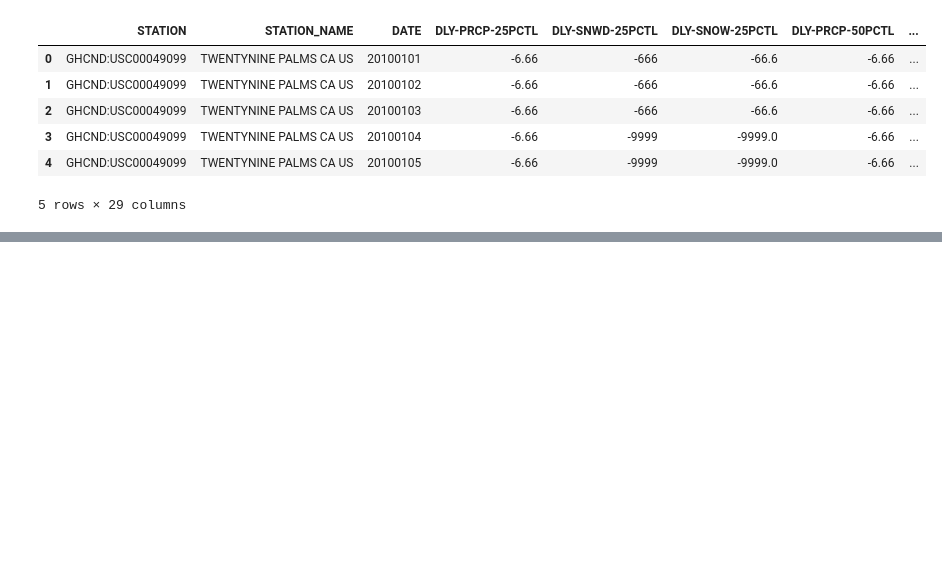
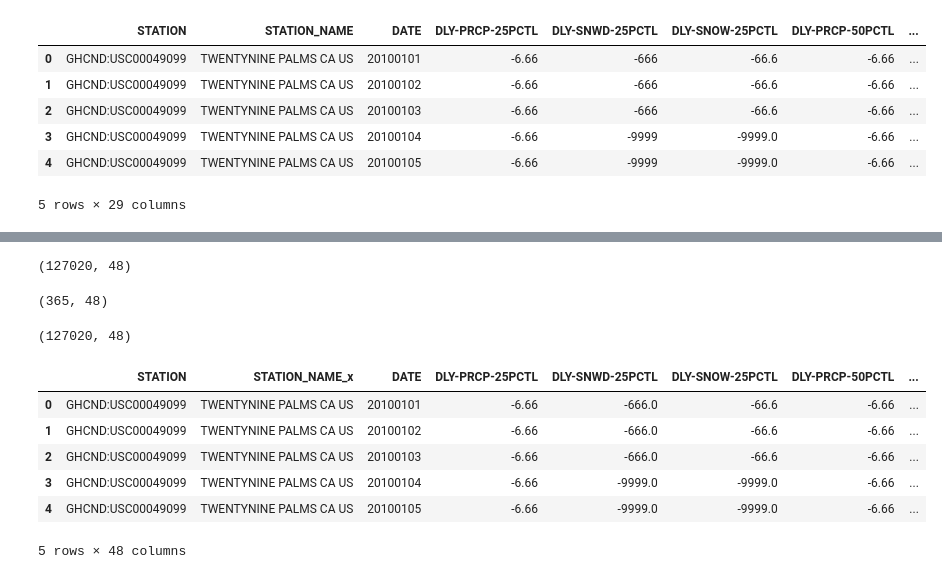
Before and after one commit to sbs24013/CCT, a Jupyter notebook: Data Preparation & Visualisation/melt_pivot_join.ipynb, the cells around one changed output, grey strips where cells are left out. Cells and saved outputs as stored; diff of their text form; code cells hidden in the pictures; blank space fills up the shorter version.

```diff
--- a/Data Preparation & Visualisation/melt_pivot_join.ipynb
+++ b/Data Preparation & Visualisation/melt_pivot_join.ipynb
@@ -248,0 +400,26 @@ climate_precip.head()
+# %%
+outer_merge.shape
+# %% [output]
+(127020, 48)
+# %%
+left_merge = pd.merge(precip_one_station, climate_temp, on=["STATION", "DATE"], how="left")
+left_merge.shape
+# left: precip_one_station
+# %% [output]
+(365, 48)
+# %%
+right_merge = pd.merge(precip_one_station, climate_temp, on=["STATION", "DATE"], how="right")
+right_merge.shape
+# right: climate_temp
+# %% [output]
+(127020, 48)
+# %%
+right_merge.head()
+# %% [output]
+|  | STATION | STATION_NAME_x | DATE | DLY-PRCP-25PCTL | DLY-SNWD-25PCTL | DLY-SNOW-25PCTL | DLY-PRCP-50PCTL | ... |
+| 0 | GHCND:USC00049099 | TWENTYNINE PALMS CA US | 20100101 | -6.66 | -666.0 | -66.6 | -6.66 | ... |
+| 1 | GHCND:USC00049099 | TWENTYNINE PALMS CA US | 20100102 | -6.66 | -666.0 | -66.6 | -6.66 | ... |
+| 2 | GHCND:USC00049099 | TWENTYNINE PALMS CA US | 20100103 | -6.66 | -666.0 | -66.6 | -6.66 | ... |
+| 3 | GHCND:USC00049099 | TWENTYNINE PALMS CA US | 20100104 | -6.66 | -9999.0 | -9999.0 | -6.66 | ... |
+| 4 | GHCND:USC00049099 | TWENTYNINE PALMS CA US | 20100105 | -6.66 | -9999.0 | -9999.0 | -6.66 | ... |
+5 rows × 48 columns
```
Also changed, not shown: parts of 21 cells of this notebook.
